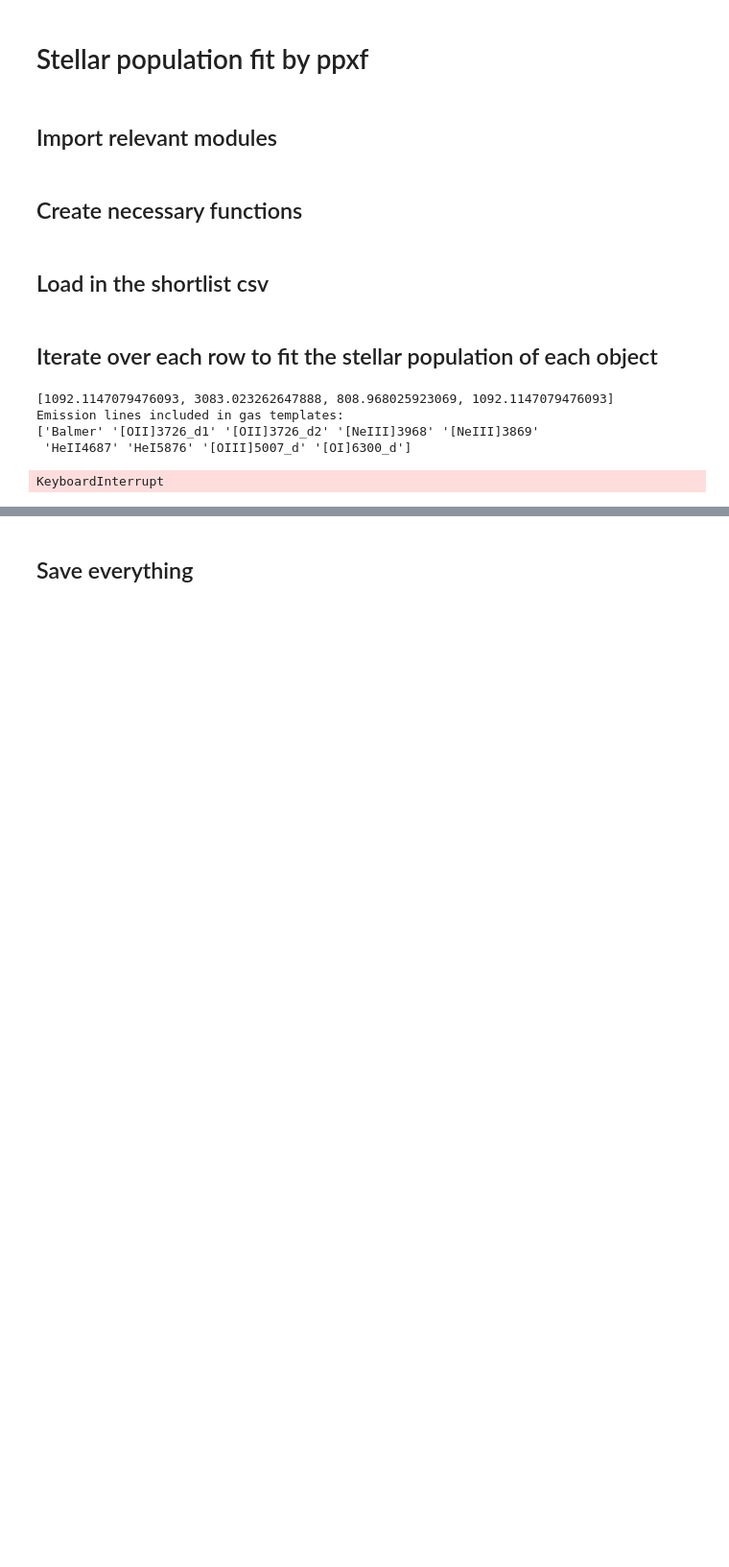
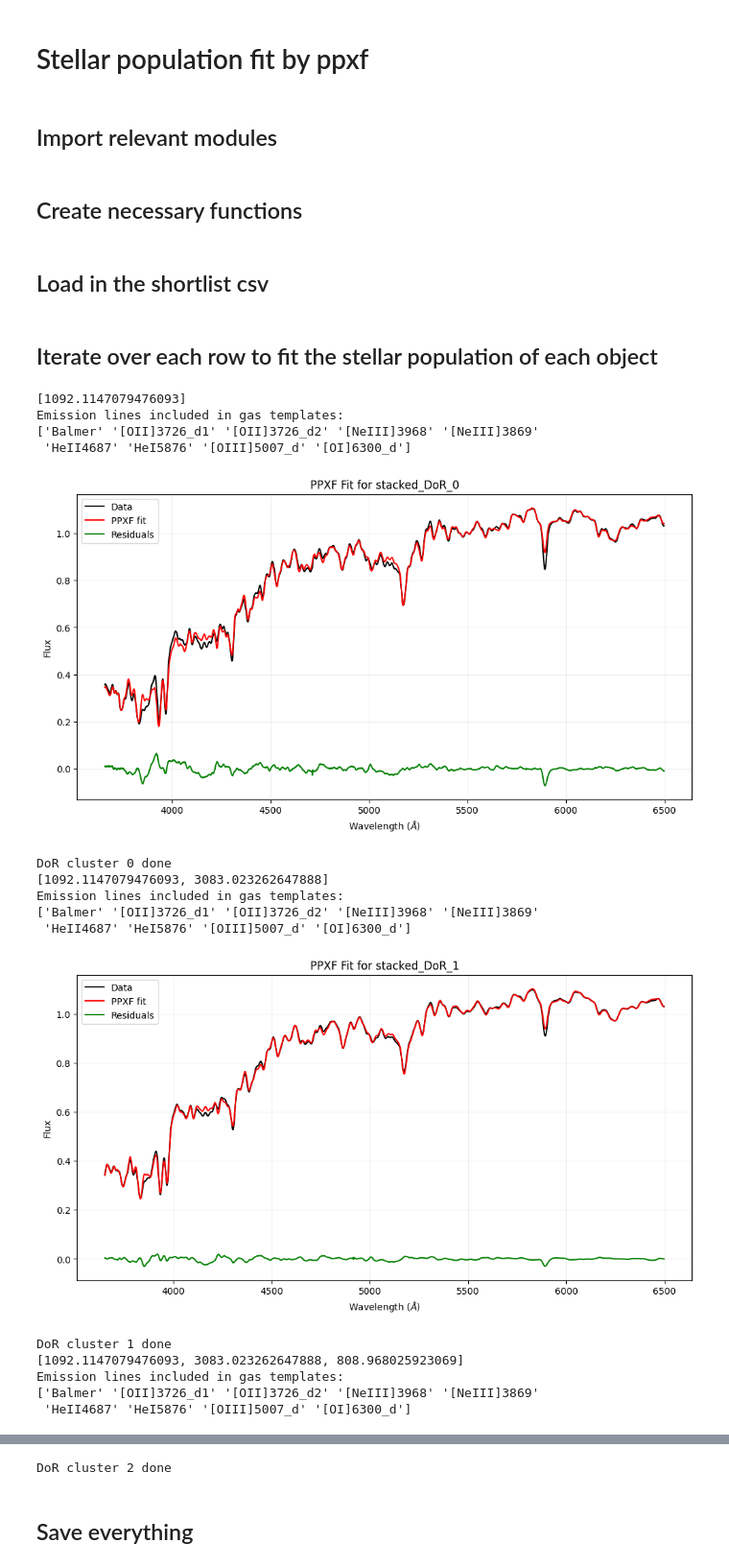
Before and after one commit to CARosss/AS01, a Jupyter notebook: stel_pop_calculator.ipynb, the cells around one changed output, grey strips where cells are left out. Shown at 96% size. Saved outputs shown, nothing was run; the diff lists cells and outputs as text; code cells hidden in the pictures; blank space fills up the shorter version.

```diff
--- a/stel_pop_calculator.ipynb
+++ b/stel_pop_calculator.ipynb
@@ -249,7 +254,18 @@ logAges = []
 metals = []
 snrs = []
 
-nrand = 9
+
+
+
+nrand = 2
+# nrand = 9
+
+
+
+
+
+
+
 col_line1 = 'black' # gdago: here you choose the color of the line
 col_line2 = 'green' # gdago: here you choose the color of the line
 
@@ -277,26 +293,6 @@ dors_100r = []
 # for index, row in df_dor.iterrows():
 
 for i, filename in enumerate(file_names):
-
- ####################################  instead we read our output_fits files.
-    """# The following lines find each object in the folder containing the fits files
-    plate = row['plate']
-    mjd = row['mjd']
-    fiberid = row['fiberid']
-    txt_name = '/spec-' + f'{plate:04}' + '-' + f'{mjd:05}' + '-' + f'{fiberid:04}' + '.fits'
-    #hdu = fits.open('/Users/johnmills/Summer project/alpha_calculator/fits_shortlist' + txt_name, ignore_missing_simple=True)
-    hdu = fits.open('fits_shortlist' + txt_name, ignore_missing_simple=True)
-
-    t = hdu['COADD'].data
-
-    galaxy = t['flux']/np.median(t['flux'])     # Normalize spectrum to avoid numerical issues
-    ln_lam_gal = t['loglam']*np.log(10)         # Convert lg --> ln
-    wave = np.exp(ln_lam_gal)
-
-    redshift = row['z']
-    sigma = row['velDisp_ppxf']
-    alpha = row['alpha']"""
-
     hdu = fits.open(filename, ignore_missing_simple=True)
 
     t = hdu['COADD'].data
@@ -307,10 +303,11 @@ for i, filename in enumerate(file_names):
     wave = wave[(wave > 3600) & (wave < 6500)]
 
     sigma = t['sigma'][0]
-    alpha = t['ALPHA'][0]  # array of the average alpha (repeated many times for formatting sake)
+    alpha = t['ALPHA'][0]
+    # array of the average alpha (repeated many times for formatting sake)
     # SWAP OUT FOR WHATEVER JOHN CALCULATES!!!
+
     redshift = 0
-##########################################
 
     if alpha < 0:
         alpha = '0'
@@ -394,7 +391,7 @@ for i, filename in enumerate(file_names):
     #Store the results in a way that is suitable for Peppe's SFH plotting
 
     #name = row['sexa_id'] #This is just the ID
-    name = f"/"+filename
+    name = filename.replace('stacked_fits/','').replace('.fits','')
     z_orig = redshift # This should be the original redshift of each galaxy
     # Write outputs in fits files
     hdr = fits.Header()
@@ -446,6 +443,17 @@ for i, filename in enumerate(file_names):
 
         weights = pp.weights[~gas_component]                # Exclude weights of the gas templates
         weights = weights.reshape(reg_dim)/weights.sum()    # Normalized
+
+    plt.figure(figsize=(12,6))
+    plt.plot(wave, galaxy, 'k-', label='Data')  # Original data in black
+    plt.plot(wave, pp.bestfit, 'r-', label='PPXF fit')  # Best fit in red
+    plt.plot(wave, galaxy - pp.bestfit, 'g-', label='Residuals')  # Residuals in green
+    plt.xlabel('Wavelength ($\AA$)')
+    plt.ylabel('Flux')
+    plt.title(f'PPXF Fit for {name}')
+    plt.legend()
+    plt.grid(True, alpha=0.2)
+    plt.show()
 
     pp.weights = weights_array.sum(0)
     weights_err = weights_array.std(0)
@@ -517,32 +525,43 @@ for i, filename in enumerate(file_names):
     mass_fracsu.append(y_z2u)
     times_75u.append(x_075u)
     times_90u.append(x_090u)
     times_100u.append(x_100u)
     dors_100u.append(dor_100u)
 
     mass_fracsr.append(y_z2r)
     times_75r.append(x_075r)
     times_90r.append(x_090r)
     times_100r.append(x_100r)
     dors_100r.append(dor_100r)
 
     y_z2 = min(y_z2u,y_z2r)
     x_075 = max(x_075u,x_075r)
     x_090 = max(x_090u,x_090r)
     x_100 = max(x_100u,x_100r)
     dor_100 = (y_z2+0.5/x_075+(0.7+(univ_age1-x_100))/univ_age1)/3
 
     mass_fracs.append(y_z2)
     times_75.append(x_075)
     times_90.append(x_090)
     times_100.append(x_100)
     dors_100.append(dor_100)
     univ_ages.append(univ_age1)
 
     print(f'{method} cluster {i} done')
 # %% [output]
-[1092.1147079476093, 3083.023262647888, 808.968025923069, 1092.1147079476093]
+[1092.1147079476093]
 Emission lines included in gas templates:
 ['Balmer' '[OII]3726_d1' '[OII]3726_d2' '[NeIII]3968' '[NeIII]3869'
  'HeII4687' 'HeI5876' '[OIII]5007_d' '[OI]6300_d']
+[figure, added]
-KeyboardInterrupt
+DoR cluster 0 done
+[1092.1147079476093, 3083.023262647888]
+Emission lines included in gas templates:
+['Balmer' '[OII]3726_d1' '[OII]3726_d2' '[NeIII]3968' '[NeIII]3869'
+ 'HeII4687' 'HeI5876' '[OIII]5007_d' '[OI]6300_d']
+[figure, added]
+DoR cluster 1 done
+[1092.1147079476093, 3083.023262647888, 808.968025923069]
+Emission lines included in gas templates:
+['Balmer' '[OII]3726_d1' '[OII]3726_d2' '[NeIII]3968' '[NeIII]3869'
+ 'HeII4687' 'HeI5876' '[OIII]5007_d' '[OI]6300_d']
@@ -549,3 +569,4 @@ KeyboardInterrupt
+DoR cluster 2 done
 # %% [markdown]
 ## Save everything
 # %%
```
Also changed, not shown: parts of 7 cells of this notebook, 6 other files.
